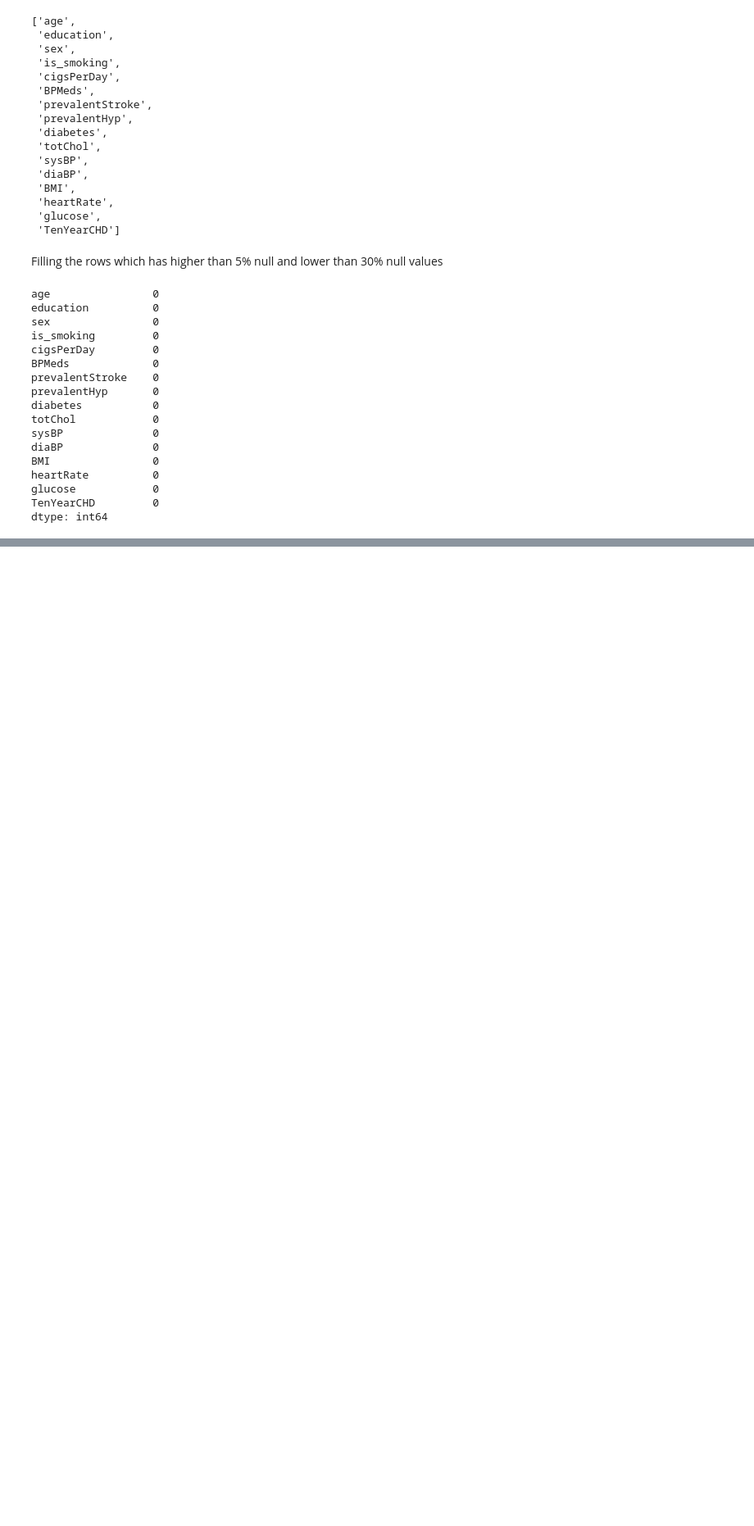
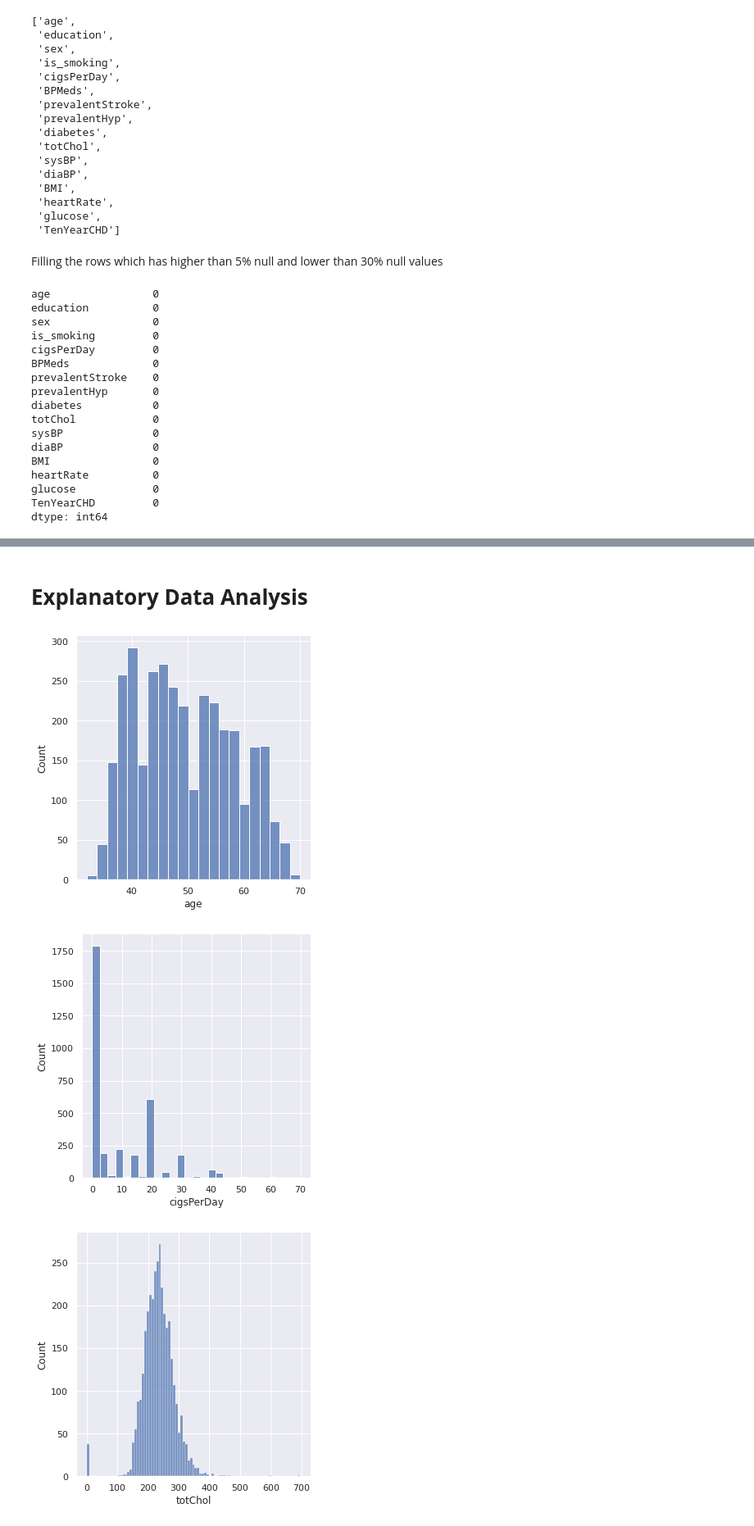
Before and after one commit to AruntejaLonka/-Cardiovascular-Risk-Prediction, a Jupyter notebook: Cardiovascular_Risk_Prediction.ipynb, the cells around one changed output, grey strips where cells are left out. Shown at 82% size. Cells and saved outputs as stored; diff of their text form; code cells hidden in the pictures; blank space fills up the shorter version.

```diff
--- a/Cardiovascular_Risk_Prediction.ipynb
+++ b/Cardiovascular_Risk_Prediction.ipynb
@@ -270,5 +270,3 @@ Data columns (total 16 columns):
  15  TenYearCHD       3390 non-null   int64
 dtypes: float64(9), int64(5), object(2)
 memory usage: 423.9+ KB
-# %%
-df_copy['sex'].replace({'M':1, 'F':0}, inplace=True)
@@ -274,0 +281,5 @@ df_copy['sex'].replace({'M':1, 'F':0}, inplace=True)
+# %% [markdown]
+# **Explanatory Data Analysis**
+# %%
+#Storing all the features which has continuous values
+continuous_variables = ['age','cigsPerDay','totChol','sysBP','diaBP','BMI','heartRate','glucose']
@@ -274,0 +288,9 @@ df_copy['sex'].replace({'M':1, 'F':0}, inplace=True)
+# %%
+#Analyzing the distribution of all the features which has continuous values
+for col in continuous_variables:
+  sns.displot(df_copy[col])
+plt.show()
+# %% [output]
+[figure, added]
+[figure, added]
+[figure, added]
```
Also changed, not shown: parts of 90 cells of this notebook.
